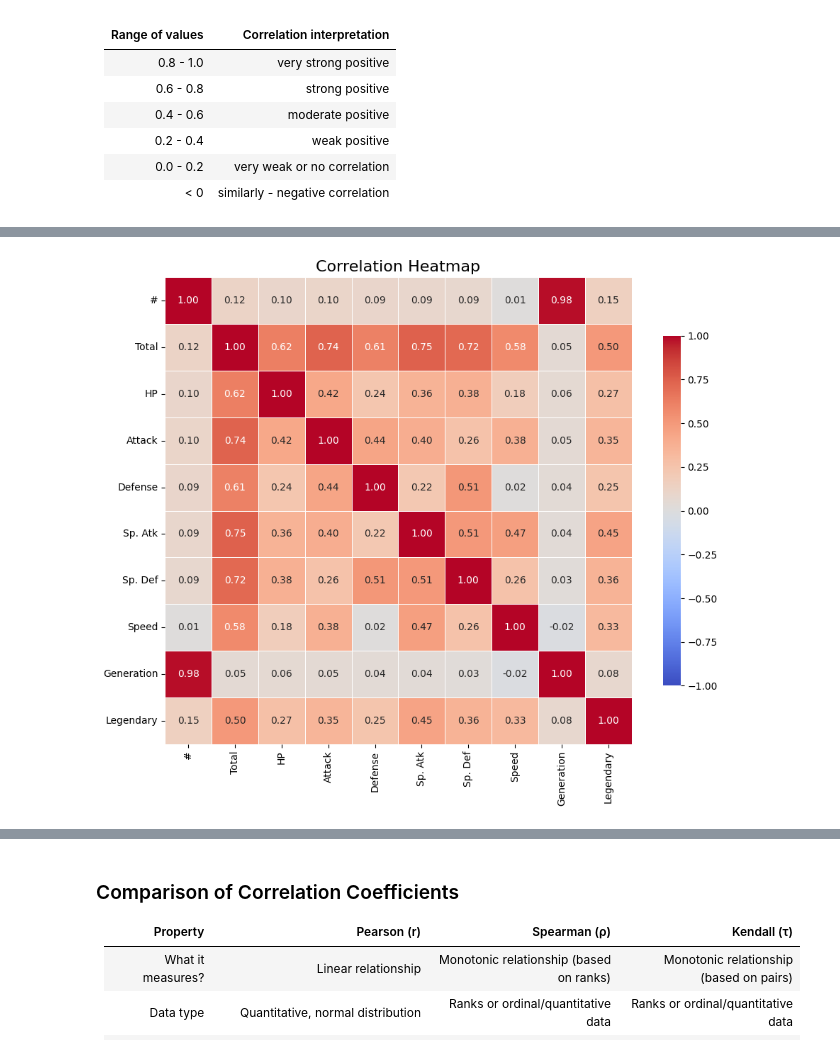
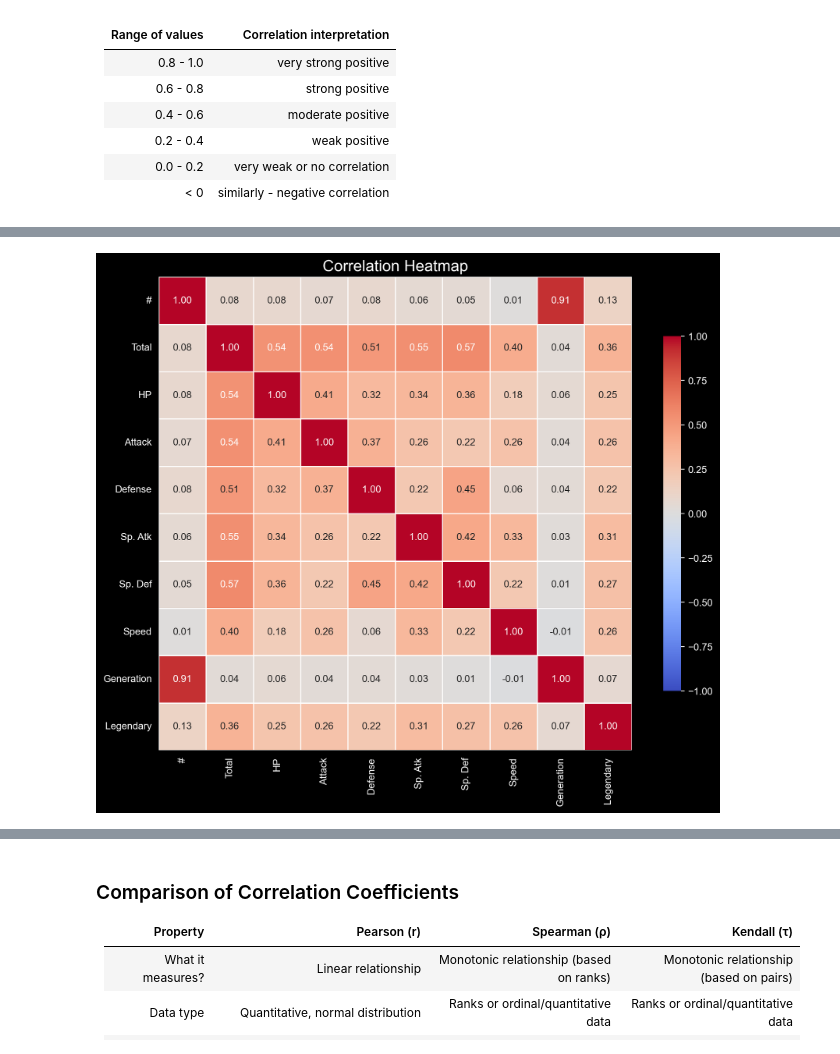
Before and after one commit to dulska-ola/Descriptive_stats_lab3, a Jupyter notebook: Exercise9.ipynb, the cells around one changed output, grey strips where cells are left out. Cells and saved outputs as stored; diff of their text form; code cells hidden in the pictures.

```diff
--- a/Exercise9.ipynb
+++ b/Exercise9.ipynb
@@ -236,25 +264,25 @@ What are concordant and discordant pairs?
 # %%
 # Compute Kendall rank correlation
 corr_kendall = df_pokemon.corr(method='kendall', numeric_only=True)
 
 # Set up the matplotlib figure
 plt.figure(figsize=(10, 8))
 
 # Create a heatmap
-sns.heatmap(corr,
+sns.heatmap(corr_kendall,   #i think there was supposed to be corr_kendall instead of corr
             annot=True,         # Show correlation coefficients
             fmt=".2f",          # Format for coefficients
             cmap="coolwarm",    # Color palette
             vmin=-1, vmax=1,    # Fixed scale
             square=True,        # Make cells square
             linewidths=0.5,     # Line width between cells
             cbar_kws={"shrink": .75})  # Colorbar shrink
 
 # Title and layout
 plt.title("Correlation Heatmap", fontsize=16)
 plt.tight_layout()
 
 # Show plot
 plt.show()
 # %% [output]
-[figure, old version]
+[figure, new version]
```
Also changed, not shown: parts of 21 cells of this notebook, 3 other files.
